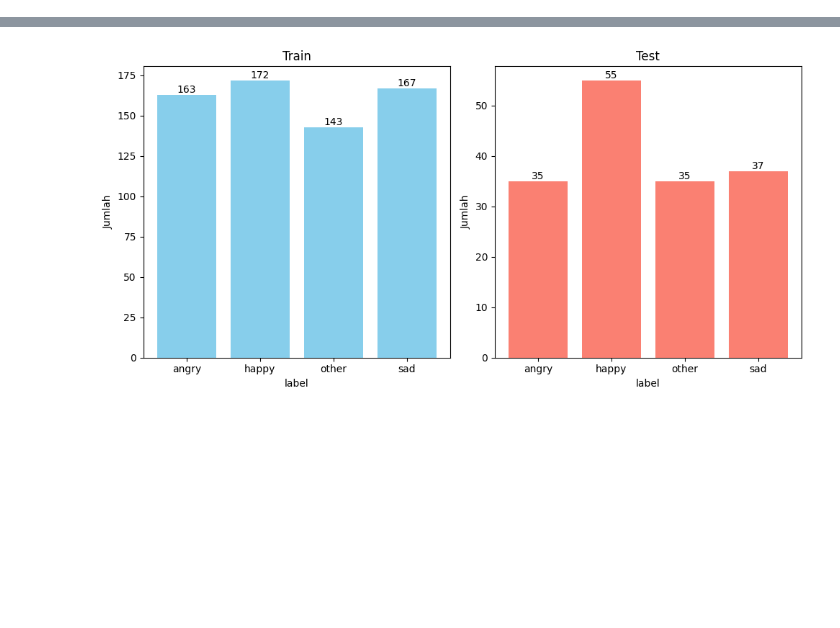
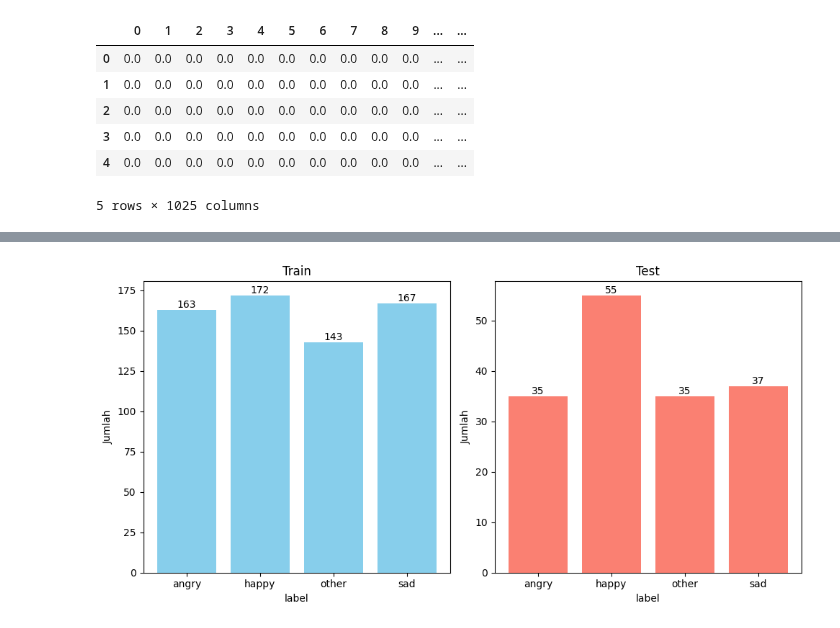
Before and after one commit to whisnumurtyga/animal-face-expression-detection-using-lbp-and-resnet, a Jupyter notebook: find-best-model.ipynb, the cells around one changed output, grey strips where cells are left out. Saved outputs shown, nothing was run; the diff lists cells and outputs as text; code cells hidden in the pictures; blank space fills up the shorter version.

```diff
--- a/find-best-model.ipynb
+++ b/find-best-model.ipynb
@@ -99,3 +99,15 @@ def model_resnetBuPim(input_shape):
   return model
 # %%
 lda = LinearDiscriminantAnalysis()
+# %%
+tes_df = pd.read_csv(f'./dataset/dogcat-encode/encoded-dogcat-img-32.csv')
+tes_df = tes_df.iloc[:,1:]
+tes_df.head()
+# %% [output]
+|  | 0 | 1 | 2 | 3 | 4 | 5 | 6 | 7 | 8 | 9 | ... | ... |
+| 0 | 0.0 | 0.0 | 0.0 | 0.0 | 0.0 | 0.0 | 0.0 | 0.0 | 0.0 | 0.0 | ... | ... |
+| 1 | 0.0 | 0.0 | 0.0 | 0.0 | 0.0 | 0.0 | 0.0 | 0.0 | 0.0 | 0.0 | ... | ... |
+| 2 | 0.0 | 0.0 | 0.0 | 0.0 | 0.0 | 0.0 | 0.0 | 0.0 | 0.0 | 0.0 | ... | ... |
+| 3 | 0.0 | 0.0 | 0.0 | 0.0 | 0.0 | 0.0 | 0.0 | 0.0 | 0.0 | 0.0 | ... | ... |
+| 4 | 0.0 | 0.0 | 0.0 | 0.0 | 0.0 | 0.0 | 0.0 | 0.0 | 0.0 | 0.0 | ... | ... |
+5 rows × 1025 columns
```
Also changed, not shown: parts of 3 cells of this notebook, 10 other files.
